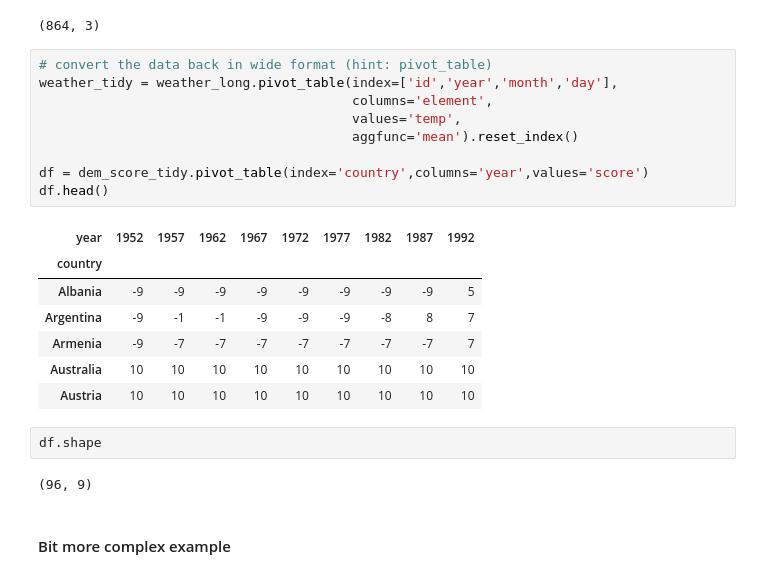
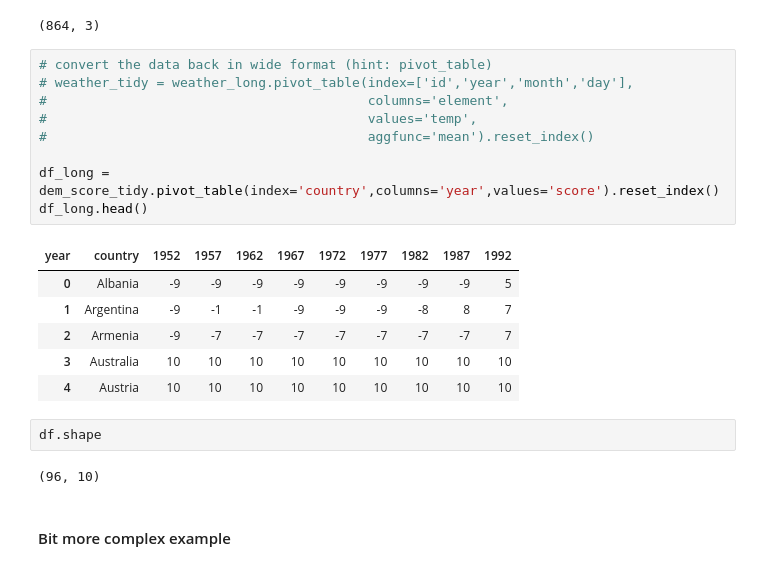
Before and after one commit to brianclements03/classification-exercises, a Jupyter notebook: tidy_data_lesson.ipynb, the cells around one changed output. Drawn from its saved outputs; the diff is of its cells as text.

```diff
--- a/tidy_data_lesson.ipynb
+++ b/tidy_data_lesson.ipynb
@@ -455,25 +455,24 @@ dem_score_tidy.shape
 (864, 3)
 # %%
 # convert the data back in wide format (hint: pivot_table)
-weather_tidy = weather_long.pivot_table(index=['id','year','month','day'],
-                                        columns='element',
-                                        values='temp',
-                                        aggfunc='mean').reset_index()
+# weather_tidy = weather_long.pivot_table(index=['id','year','month','day'],
+#                                         columns='element',
+#                                         values='temp',
+#                                         aggfunc='mean').reset_index()
 
-df = dem_score_tidy.pivot_table(index='country',columns='year',values='score')
-df.head()
+df_long = dem_score_tidy.pivot_table(index='country',columns='year',values='score').reset_index()
+df_long.head()
 # %% [output]
-| year | 1952 | 1957 | 1962 | 1967 | 1972 | 1977 | 1982 | 1987 | 1992 |
-| country |  |  |  |  |  |  |  |  |  |
-| Albania | -9 | -9 | -9 | -9 | -9 | -9 | -9 | -9 | 5 |
-| Argentina | -9 | -1 | -1 | -9 | -9 | -9 | -8 | 8 | 7 |
-| Armenia | -9 | -7 | -7 | -7 | -7 | -7 | -7 | -7 | 7 |
-| Australia | 10 | 10 | 10 | 10 | 10 | 10 | 10 | 10 | 10 |
-| Austria | 10 | 10 | 10 | 10 | 10 | 10 | 10 | 10 | 10 |
+| year | country | 1952 | 1957 | 1962 | 1967 | 1972 | 1977 | 1982 | 1987 | 1992 |
+| 0 | Albania | -9 | -9 | -9 | -9 | -9 | -9 | -9 | -9 | 5 |
+| 1 | Argentina | -9 | -1 | -1 | -9 | -9 | -9 | -8 | 8 | 7 |
+| 2 | Armenia | -9 | -7 | -7 | -7 | -7 | -7 | -7 | -7 | 7 |
+| 3 | Australia | 10 | 10 | 10 | 10 | 10 | 10 | 10 | 10 | 10 |
+| 4 | Austria | 10 | 10 | 10 | 10 | 10 | 10 | 10 | 10 | 10 |
 # %%
 df.shape
 # %% [output]
-(96, 9)
+(96, 10)
 # %% [markdown]
 #### Bit more complex example
 # %%
```
Also changed, not shown: parts of 3 cells of this notebook, 1 other file.
